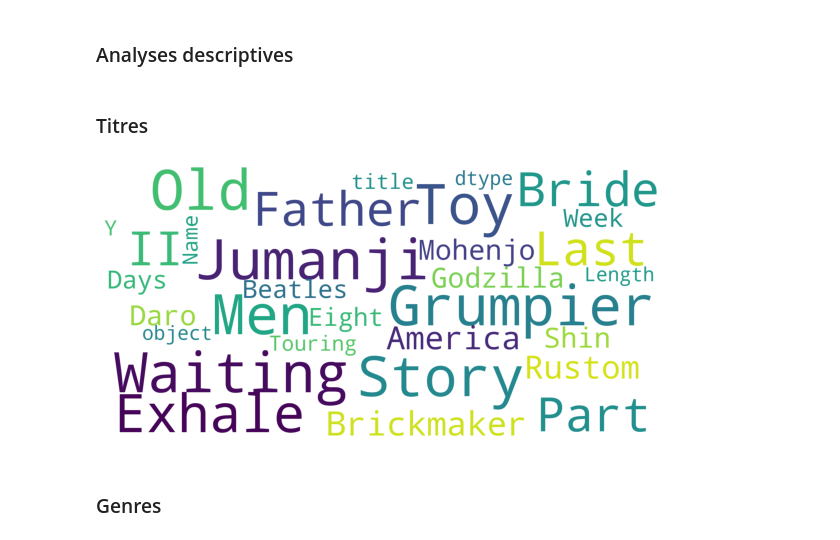
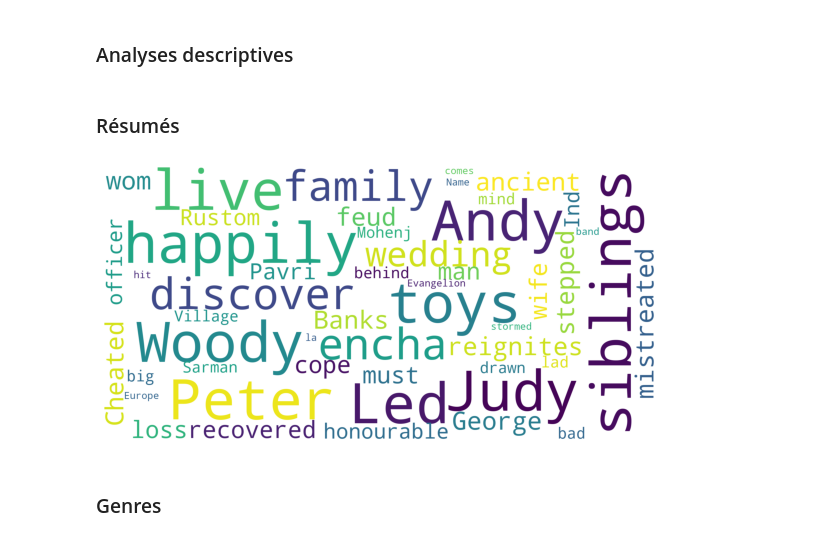
Before and after one commit to amalenkr/ML-recommendation-systems, a Jupyter notebook: code_amale_v2.ipynb, the cells around one changed output. Drawn from its saved outputs; the diff is of its cells as text; code cells hidden in the pictures.

```diff
--- a/code_amale_v2.ipynb
+++ b/code_amale_v2.ipynb
@@ -99,32 +100,32 @@ dataNLP['genres'] = dataNLP['genres'].astype('str')
 # %% [markdown]
 ### Analyses descriptives
 # %% [markdown]
-### Titres
+### Résumés
 # %%
 #Elaboration d'un nuage de mot pour les titres
 def show_wordcloud(pop_gen, title = None):
     wordcloud = WordCloud(
         background_color='white',
         stopwords=stopwords,
         max_words=50,
         max_font_size=40,
         scale=5,
         random_state=1
     ).generate(str(pop_gen))
 
     fig = plt.figure(1, figsize=(10,10))
     plt.axis('off')
     if title:
         fig.suptitle(title, fontsize=15)
         fig.subplots_adjust(top=2.3)
 
     plt.imshow(wordcloud)
     plt.show()
 
 #nuage de mot pour les titres
-show_wordcloud(dataNLP['title'])
+show_wordcloud(dataNLP['overview'])
 # %% [output]
-[figure, old version]
+[figure, new version]
 # %% [markdown]
 ### Genres
 # %%
```
Also changed, not shown: parts of 25 cells of this notebook.
